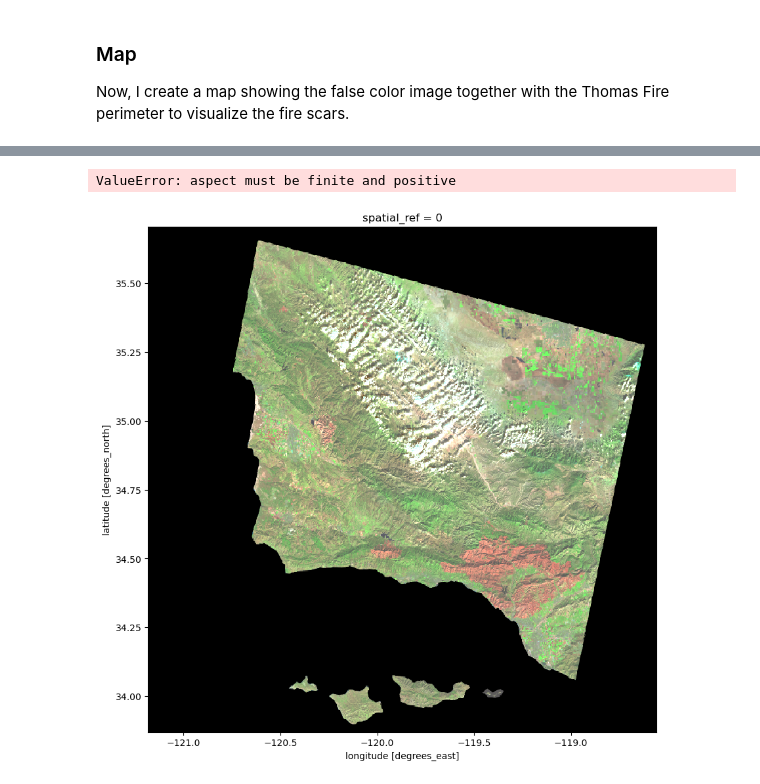
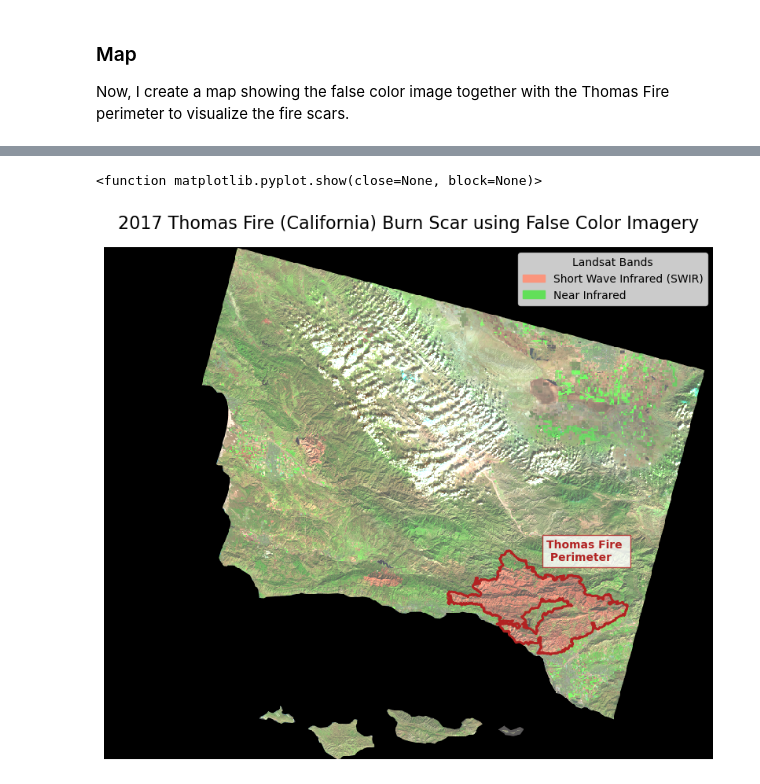
Before and after one commit to marinakochuten/eds220-hwk4, a Jupyter notebook: hwk4-task2-false-color-kochuten.ipynb, the cells around one changed output, grey strips where cells are left out. Drawn from its saved outputs; the diff is of its cells as text; code cells hidden in the pictures.

Commit message:
Customize burn scar map

```diff
--- a/hwk4-task2-false-color-kochuten.ipynb
+++ b/hwk4-task2-false-color-kochuten.ipynb
@@ -86,6 +80,6 @@ Before starting analysis, I drop the unnecessary band dimension:
 # %%
-# Drop band dimension
-landsat = landsat.squeeze().drop('band')
+# Drop redundant band dimension
+landsat = landsat.squeeze().drop_vars('band')
 landsat
 # %% [output]
 <xarray.Dataset> Size: 25MB
@@ -137,9 +131,3 @@ landsat[['swir22', 'nir08', 'red']].to_array().plot.imshow(robust = True)
 ### Map
 
 Now, I create a map showing the false color image together with the Thomas Fire perimeter to visualize the fire scars.
-# %%
-# First, match Thomas Fire and Landsat CRS
-landsat = landsat.rio.reproject(thomas_boundary.crs)
-
-# Check that reprojection worked
-assert landsat.rio.crs == thomas_boundary.crs
@@ -172,25 +134,49 @@ CRS.from_wkt('GEOGCS["WGS 84",DATUM["World Geodetic System 1984",SPHEROID["WGS 8
+# %%
+# Before the two spatial objects can interact, I need to match the CRSs
+thomas_boundary = thomas_boundary.to_crs(landsat.rio.crs)
+assert thomas_boundary.crs == landsat.rio.crs
 # %%
+# Create an object containing the aspect ratio for the landsat map
+ratio = landsat.rio.width / landsat.rio.height
+
 # Initialize plot
-fig, ax = plt.subplots(figsize = (10, 10))  # Update figure size
+fig, ax = plt.subplots(figsize = (10, 10*ratio))  # Update figure size and aspect
 
 # Remove axis for cleaner map
-#ax.axis('off')
-
-# Title for the plot
-ax.set_title("2017 Thomas Fire (California) Burn Scar using False Color Imagery")
+ax.axis('off')
 
 # Plot false color image
 landsat[['swir22', 'nir08', 'red']].to_array().plot.imshow(robust = True, ax=ax, zorder=1)
 
+# Create custom legend items for false color image bands
+legend_swir = mpatches.Patch(color = "#FA957D", label = 'Short Wave Infrared (SWIR)')
+legend_nir = mpatches.Patch(color = "#62DF59", label = 'Near Infrared')
+
+# Plot legend
+ax.legend(handles=[legend_swir, legend_nir], loc = 'upper right', title = 'Landsat Bands')
+
 # Plot Thomas Fire perimeter
 thomas_boundary.plot(ax=ax,
-                    edgecolor = 'purple',
+                    edgecolor = 'firebrick',
                     color = 'none',
-                    linewidth = 10,
-                    zorder=2)
+                    linewidth = 2,
+                    zorder=2,
+                    legend = True)
+
+# Add fire perimeter label
+ax.text(x = 291870, y = 3831700,         # Position coordinates
+        s = "Thomas Fire \n Perimeter",  # Label text
+        fontsize=10,
+        weight = 'bold',
+        color = 'firebrick',
+       bbox=dict(facecolor='white', edgecolor='firebrick', alpha=0.8, pad=4))   # Box behind text for visibility
+
+# Title for the plot
+ax.set_title('2017 Thomas Fire (California) Burn Scar using False Color Imagery', fontsize = 16)
+
 
 # Display the plot
-plt.show()
+plt.show
 # %% [output]
-ValueError: aspect must be finite and positive
+<function matplotlib.pyplot.show(close=None, block=None)>
-[figure, old version]
+[figure, new version]
```
Also changed, not shown: parts of 11 cells of this notebook.
